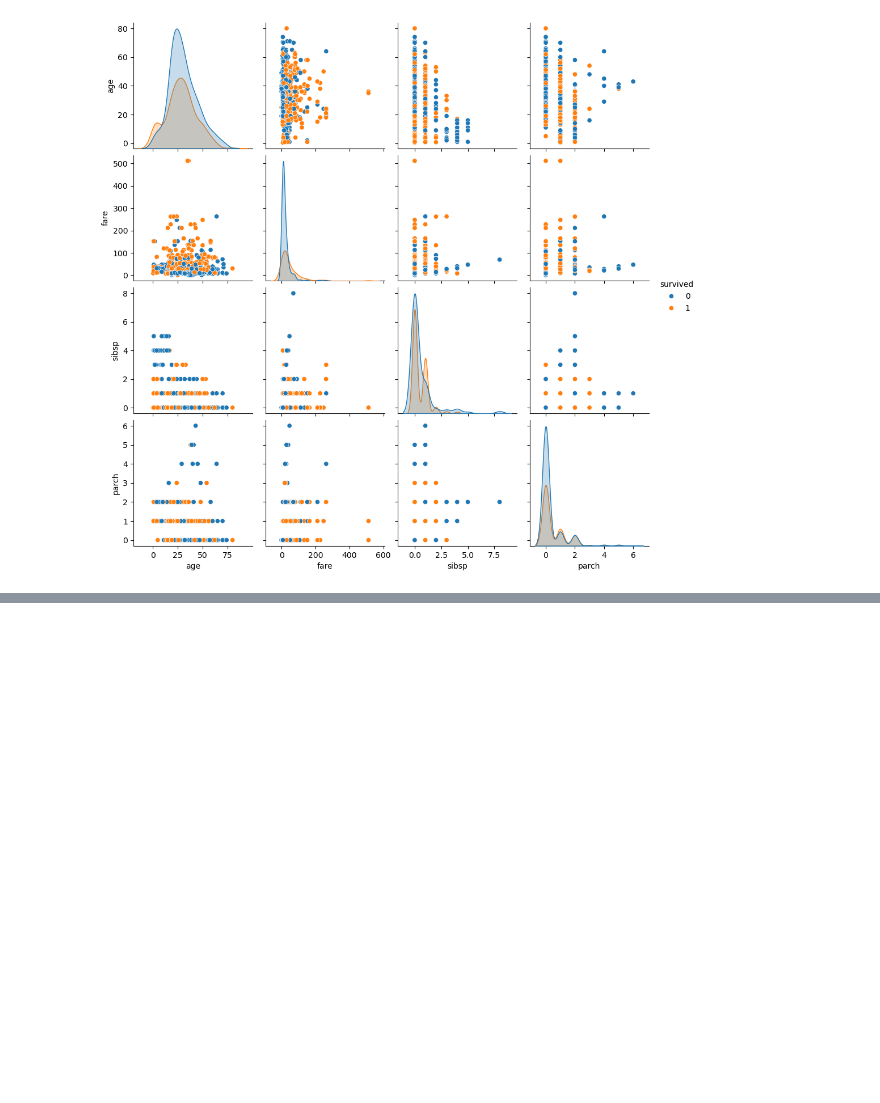
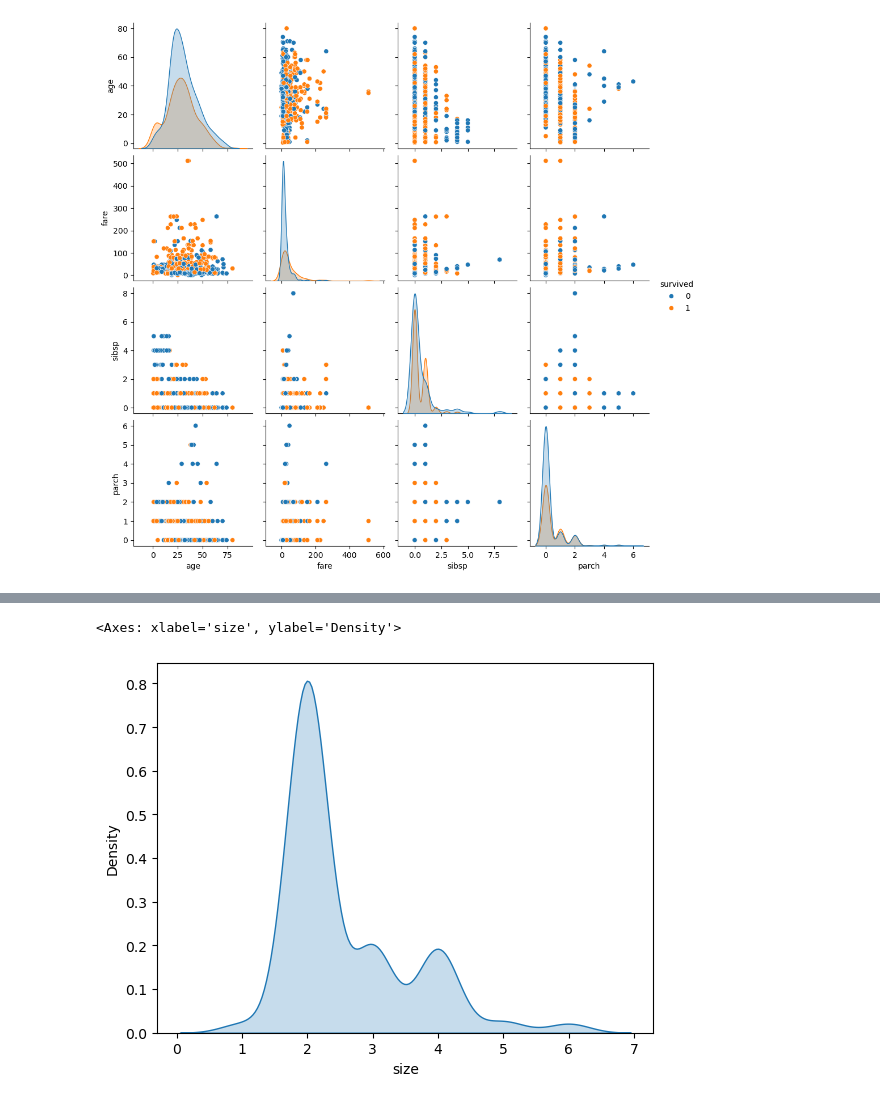
Before and after one commit to rahulostwal30/seaborn, a Jupyter notebook: seaborn.ipynb, the cells around one changed output, grey strips where cells are left out. Drawn from its saved outputs; the diff is of its cells as text; code cells hidden in the pictures; blank space fills up the shorter version.

```diff
--- a/seaborn.ipynb
+++ b/seaborn.ipynb
@@ -147,0 +185,7 @@ sns.heatmap(
+# %%
+sns.kdeplot(data=df,
+            x="size",
+            fill=True)
+# %% [output]
+<Axes: xlabel='size', ylabel='Density'>
+[figure, added]
```
Also changed, not shown: parts of 22 cells of this notebook.
